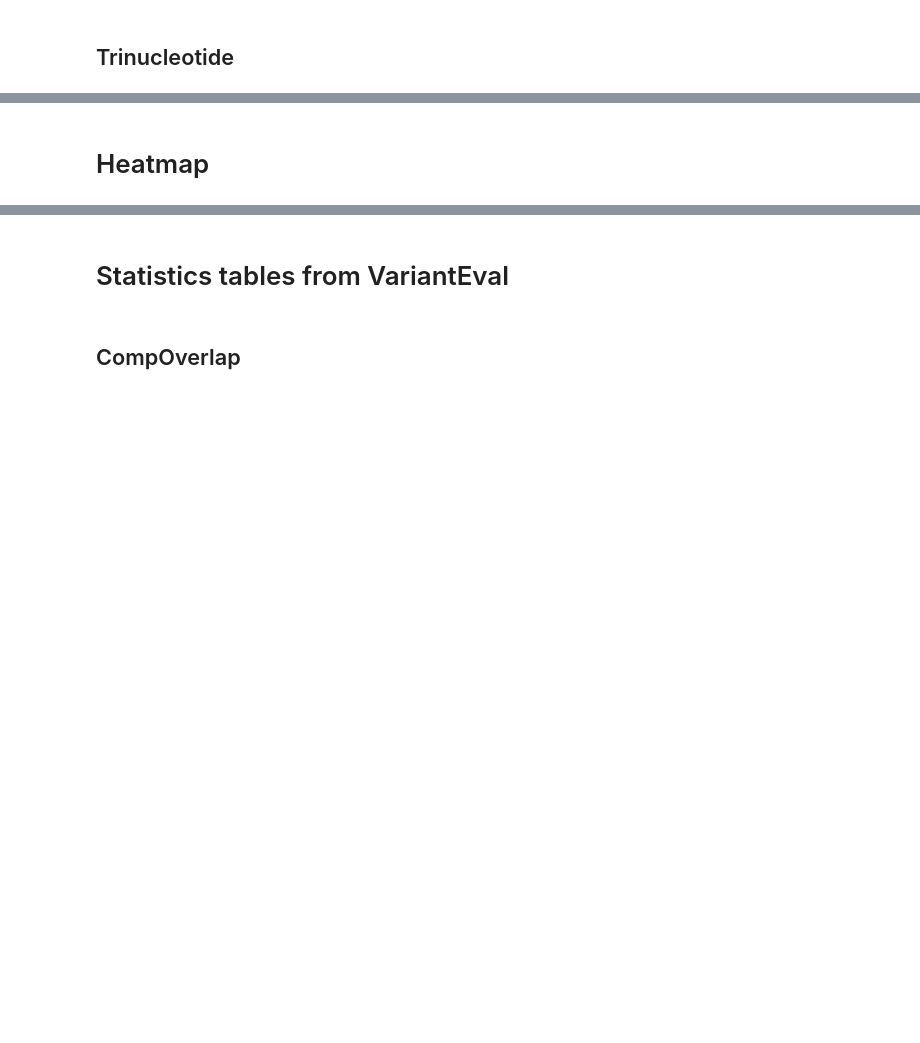
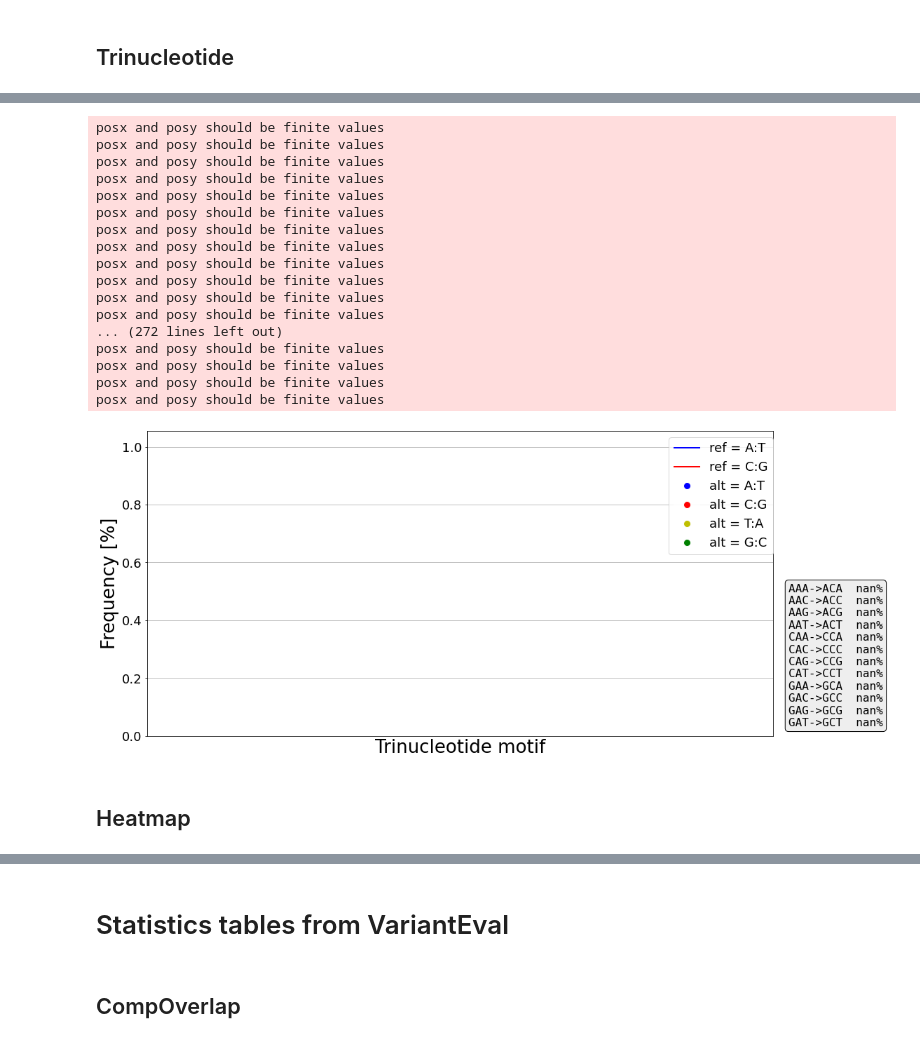
Before and after one commit to Ultimagen/VariantCalling, a Jupyter notebook: src/python/reports/report_wo_gt.ipynb, the cells around one changed output, grey strips where cells are left out. Saved outputs shown, nothing was run; the diff lists cells and outputs as text; code cells hidden in the pictures; blank space fills up the shorter version.

```diff
--- a/src/python/reports/report_wo_gt.ipynb
+++ b/src/python/reports/report_wo_gt.ipynb
@@ -339,5 +331,26 @@ NameError: name 'revcomp' is not defined
+# %%
+Trinucleotide_graph(motifs)
+# %% [output]
+posx and posy should be finite values
+posx and posy should be finite values
+posx and posy should be finite values
+posx and posy should be finite values
+posx and posy should be finite values
+posx and posy should be finite values
+posx and posy should be finite values
+posx and posy should be finite values
+posx and posy should be finite values
+posx and posy should be finite values
+posx and posy should be finite values
+posx and posy should be finite values
+... (272 lines left out)
+posx and posy should be finite values
+posx and posy should be finite values
+posx and posy should be finite values
+posx and posy should be finite values
+[figure, added]
 # %% [markdown]
-# Heatmap
+## Heatmap
 # %%
 def plot_heatmap(motifs,ax=None):
     if ax is None:
```
Also changed, not shown: parts of 39 cells of this notebook, 1 other file.
